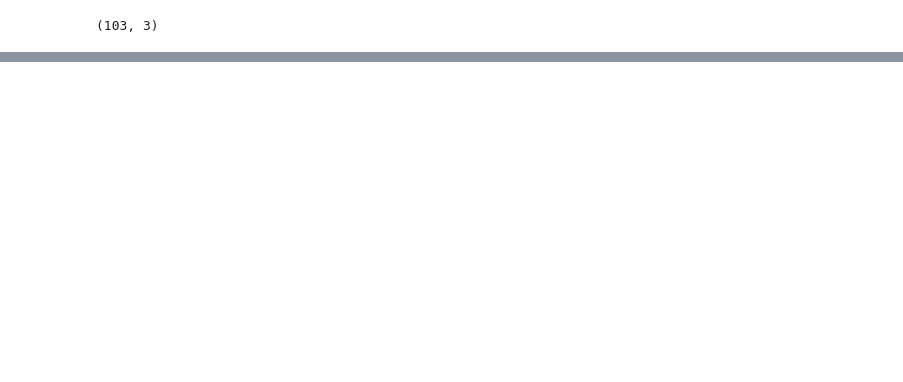
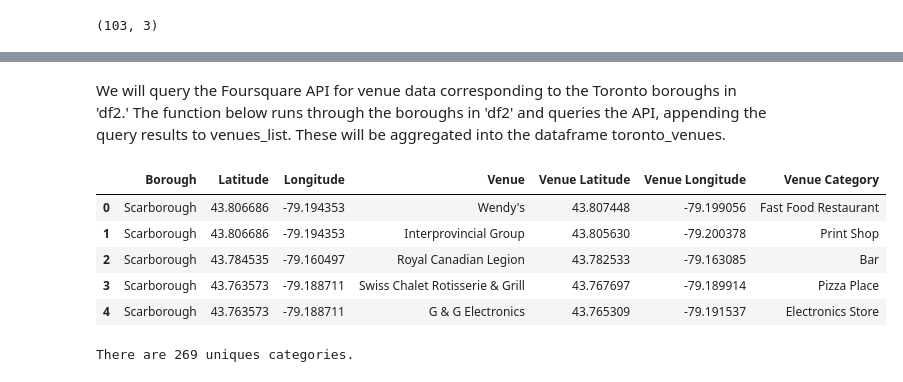
Before and after one commit to annahaensch/NeighborhoodViewer, a Jupyter notebook: Toronto Neighborhood Clustering Analysis.ipynb, the cells around one changed output, grey strips where cells are left out. Saved outputs shown, nothing was run; the diff lists cells and outputs as text; code cells hidden in the pictures; blank space fills up the shorter version.

```diff
--- a/Toronto Neighborhood Clustering Analysis.ipynb
+++ b/Toronto Neighborhood Clustering Analysis.ipynb
@@ -79,0 +137,68 @@ dfl.head(12)
+# %% [markdown]
+We will query the Foursquare API for venue data corresponding to the Toronto boroughs in 'df2.'  The function below runs through the boroughs in 'df2' and queries the API, appending the query results to venues_list.  These will be aggregated into the dataframe toronto_venues.
+# %%
+CLIENT_ID = 'WQZ4C3RX1UX3YLTANCQFQ4XMOD0W5LSMRHJSTCGXJQ0VEX1L' # your Foursquare ID
+CLIENT_SECRET = 'BX10JIX4Q0R3JACDMIQXFHINLCOXPUDWNWERJOCVFCGZRWX5' # your Foursquare Secret
+VERSION = '20190719' # Foursquare API version
+
+def getNearbyVenues(names, latitudes, longitudes, radius=500):
+
+    venues_list=[]
+    for name, lat, lng in zip(names, latitudes, longitudes):
+
+        # create the API request URL
+        url = 'https://api.foursquare.com/v2/venues/explore?&client_id={}&client_secret={}&v={}&ll={},{}&radius={}&limit={}'.format(
+            CLIENT_ID,
+            CLIENT_SECRET,
+            VERSION,
+            lat,
+            lng,
+            radius,
+            LIMIT)
+
+        # make the GET request
+        results = requests.get(url).json()["response"]['groups'][0]['items']
+
+        # return only relevant information for each nearby venue
+        venues_list.append([(
+            name,
+            lat,
+            lng,
+            v['venue']['name'],
+            v['venue']['location']['lat'],
+            v['venue']['location']['lng'],
+            v['venue']['categories'][0]['name']) for v in results])
+
+    nearby_venues = pd.DataFrame([item for venue_list in venues_list for item in venue_list])
+    nearby_venues.columns = ['Borough',
+                  'Latitude',
+                  'Longitude',
+                  'Venue',
+                  'Venue Latitude',
+                  'Venue Longitude',
+                  'Venue Category']
+
+    return(nearby_venues)
+
+LIMIT = 100
+
+radius = 500
+
+toronto_venues = getNearbyVenues(names=df2['Borough'],
+                                   latitudes=df2['Latitude'],
+                                   longitudes=df2['Longitude']
+                                  )
+
+
+toronto_venues.head()
+# %% [output]
+|  | Borough | Latitude | Longitude | Venue | Venue Latitude | Venue Longitude | Venue Category |
+| 0 | Scarborough | 43.806686 | -79.194353 | Wendy's | 43.807448 | -79.199056 | Fast Food Restaurant |
+| 1 | Scarborough | 43.806686 | -79.194353 | Interprovincial Group | 43.805630 | -79.200378 | Print Shop |
+| 2 | Scarborough | 43.784535 | -79.160497 | Royal Canadian Legion | 43.782533 | -79.163085 | Bar |
+| 3 | Scarborough | 43.763573 | -79.188711 | Swiss Chalet Rotisserie & Grill | 43.767697 | -79.189914 | Pizza Place |
+| 4 | Scarborough | 43.763573 | -79.188711 | G & G Electronics | 43.765309 | -79.191537 | Electronics Store |
+# %%
+print('There are {} uniques categories.'.format(len(toronto_venues['Venue Category'].unique())))
+# %% [output]
+There are 269 uniques categories.
```
Also changed, not shown: parts of 27 cells of this notebook.
